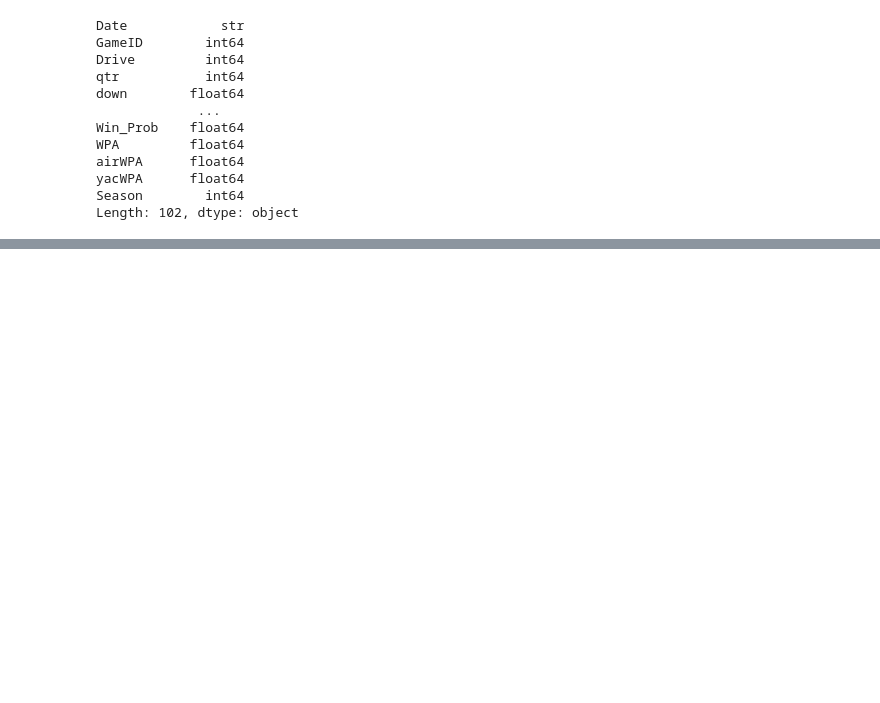
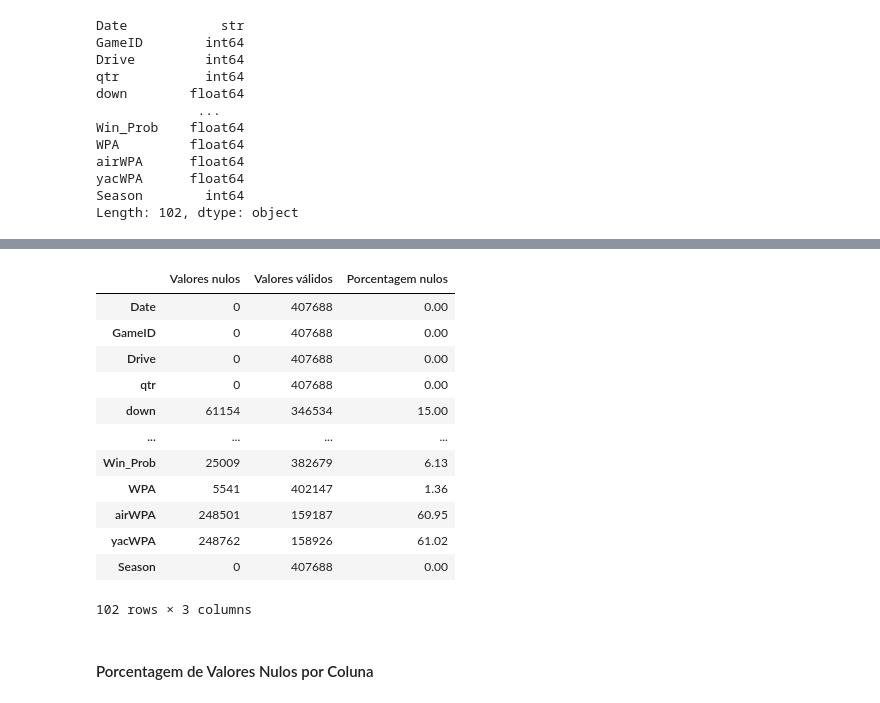
Before and after one commit to letsouzza/Arquitetura_Dados, a Jupyter notebook: 2_Semestre/notebooks/Problema_Tratamento_Dados.ipynb, the cells around one changed output, grey strips where cells are left out. Saved outputs shown, nothing was run; the diff lists cells and outputs as text; code cells hidden in the pictures; blank space fills up the shorter version.

```diff
--- a/2_Semestre/notebooks/Problema_Tratamento_Dados.ipynb
+++ b/2_Semestre/notebooks/Problema_Tratamento_Dados.ipynb
@@ -92,0 +225,25 @@ Uso total da memória inicial: 380.54 MB
+# %%
+# Verificando quantidade de nulos, percentual e valores válidos
+resumo_nulos = pd.DataFrame({
+    "Valores nulos": df.isna().sum(),
+    "Valores válidos": df.notna().sum(),
+    "Porcentagem nulos": round((df.isna().mean() * 100), 2)
+})
+
+display(resumo_nulos)
+# %% [output]
+|  | Valores nulos | Valores válidos | Porcentagem nulos |
+| Date | 0 | 407688 | 0.00 |
+| GameID | 0 | 407688 | 0.00 |
+| Drive | 0 | 407688 | 0.00 |
+| qtr | 0 | 407688 | 0.00 |
+| down | 61154 | 346534 | 15.00 |
+| ... | ... | ... | ... |
+| Win_Prob | 25009 | 382679 | 6.13 |
+| WPA | 5541 | 402147 | 1.36 |
+| airWPA | 248501 | 159187 | 60.95 |
+| yacWPA | 248762 | 158926 | 61.02 |
+| Season | 0 | 407688 | 0.00 |
+102 rows × 3 columns
+# %% [markdown]
+#### Porcentagem de Valores Nulos por Coluna
```
Also changed, not shown: parts of 27 cells of this notebook.
